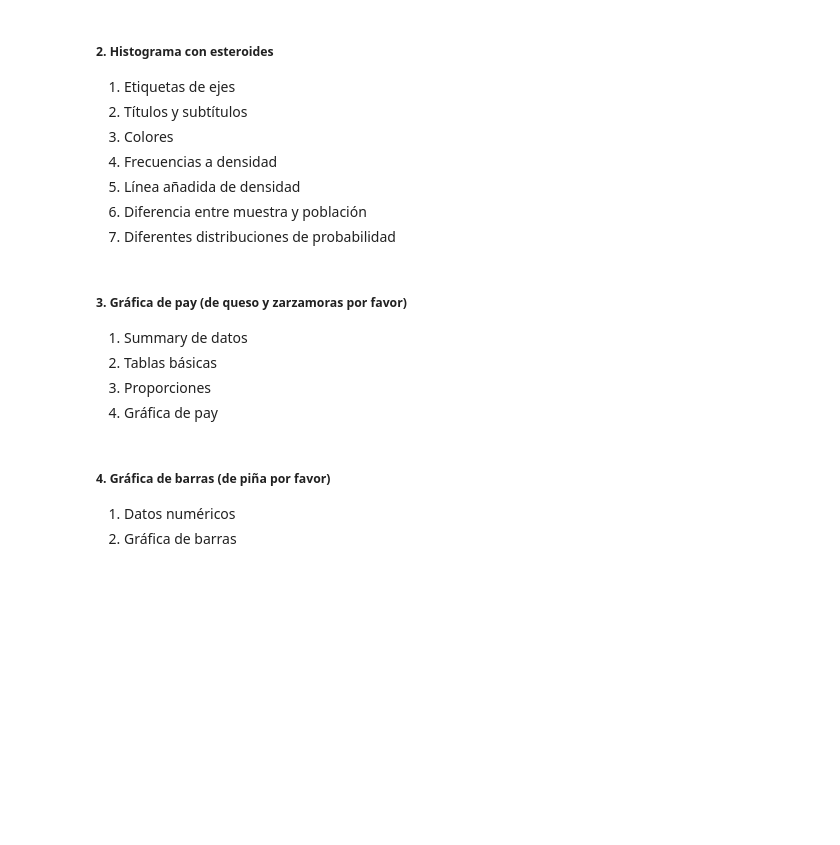
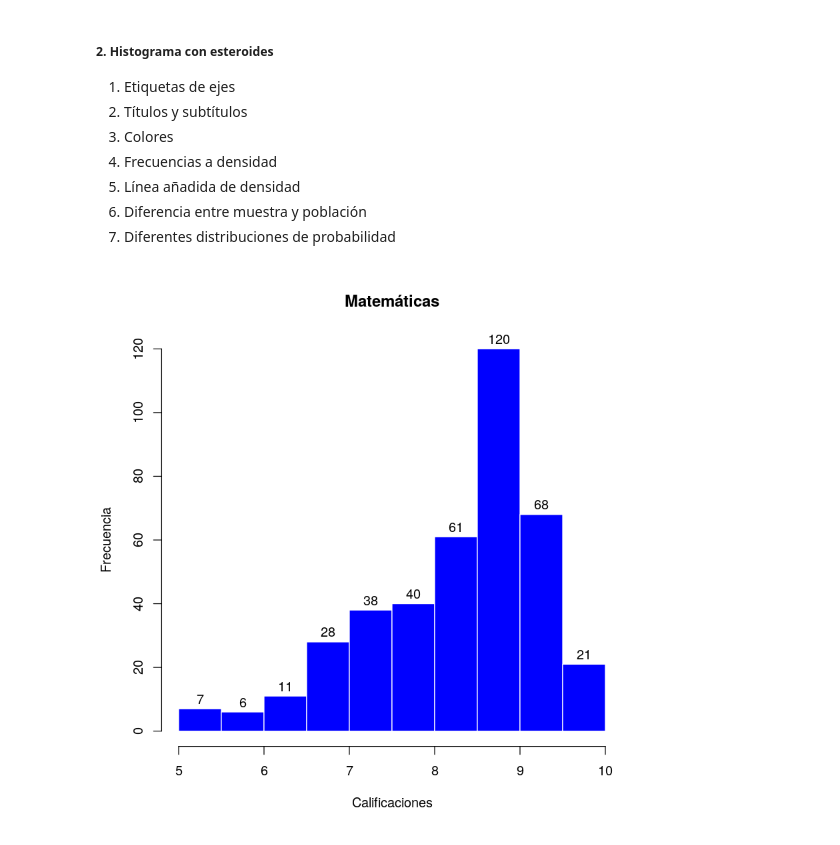
Before and after one commit to juanpedrovasquez/ApuntesSeminario1Doctorado, a Jupyter notebook: session_03_2018-11-24.ipynb, the cells around one changed output. Saved outputs shown, nothing was run; the diff lists cells and outputs as text; code cells hidden in the pictures; blank space fills up the shorter version.

```diff
--- a/session_03_2018-11-24.ipynb
+++ b/session_03_2018-11-24.ipynb
@@ -11,0 +43,2 @@ Repitamos el proceso de carga del archivo [sesgado.csv](https://drive.google.com
+# %%
+s <- read.csv(file = "sesgado.csv")
@@ -18,13 +102,9 @@ Repitamos el proceso de carga del archivo [sesgado.csv](https://drive.google.com
 1. Línea añadida de densidad
 1. Diferencia entre muestra y población
 1. Diferentes distribuciones de probabilidad
-# %% [markdown]
-##### 3. Gráfica de pay (de queso y zarzamoras por favor)
-1. Summary de datos
-1. Tablas básicas
-1. Proporciones
-1. Gráfica de pay
-# %% [markdown]
-##### 4. Gráfica de barras (de piña por favor)
-1. Datos numéricos
-1. Gráfica de barras
+# %%
+hist(s$mate, ylab = "Frecuencia",
+     xlab = "Calificaciones", main="Matemáticas",
+     col="blue", border = FALSE, labels=T)
+# %% [output]
+[figure, added]
```
Also changed, not shown: parts of 16 cells of this notebook.
